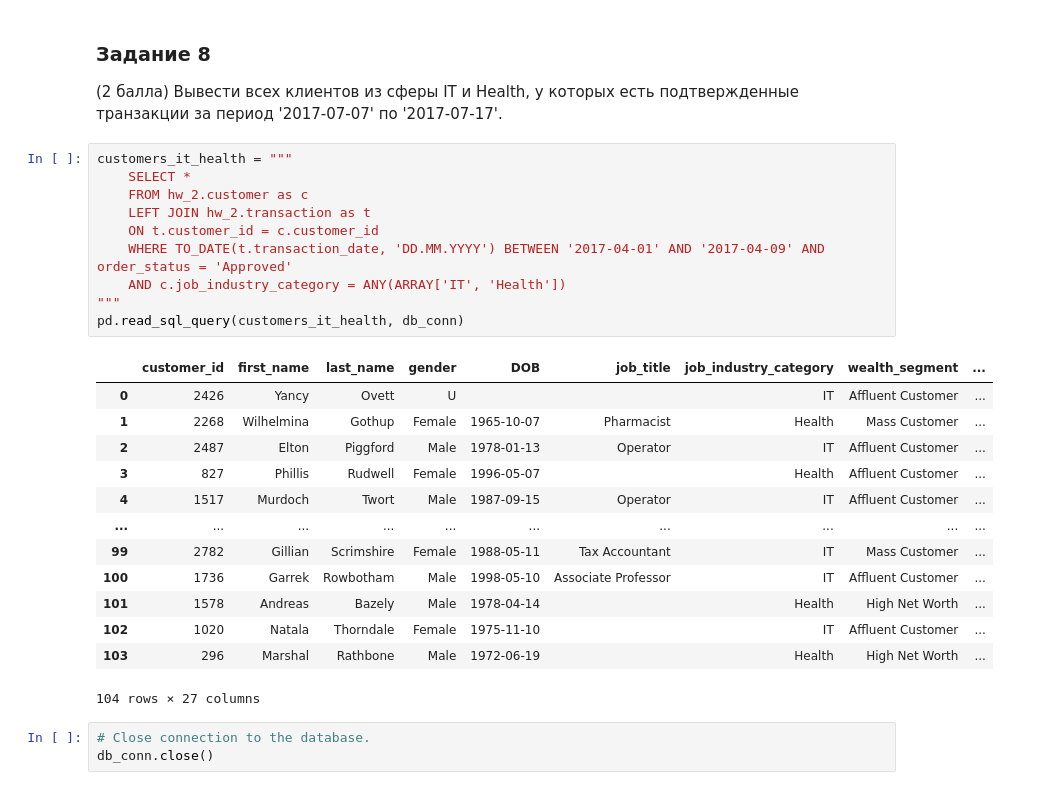
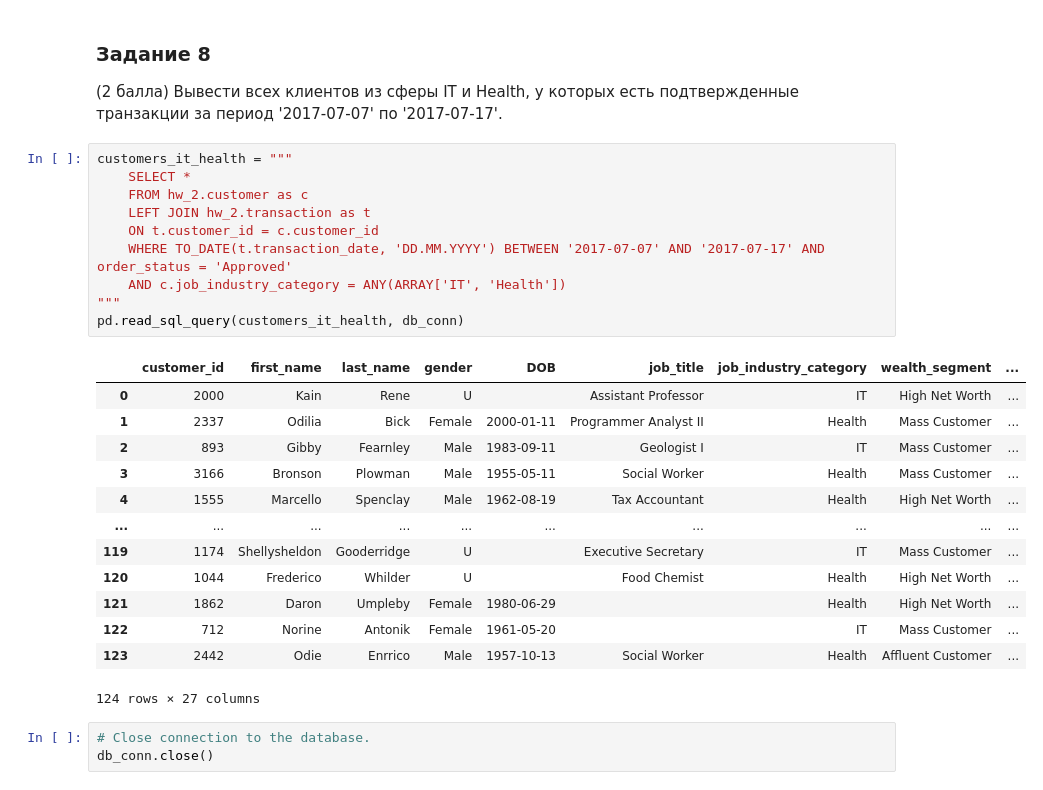
Before and after one commit to w15eacre/homework, a Jupyter notebook: database/psgrs_operators/postgres_operators.ipynb, the cells around one changed output. Saved outputs shown, nothing was run; the diff lists cells and outputs as text.

```diff
--- a/database/psgrs_operators/postgres_operators.ipynb
+++ b/database/psgrs_operators/postgres_operators.ipynb
@@ -212,27 +210,27 @@ pd.read_sql_query(customers_max_price, db_conn)
 # %%
 customers_it_health = """
     SELECT *
     FROM hw_2.customer as c
     LEFT JOIN hw_2.transaction as t
     ON t.customer_id = c.customer_id
-    WHERE TO_DATE(t.transaction_date, 'DD.MM.YYYY') BETWEEN '2017-04-01' AND '2017-04-09' AND order_status = 'Approved'
+    WHERE TO_DATE(t.transaction_date, 'DD.MM.YYYY') BETWEEN '2017-07-07' AND '2017-07-17' AND order_status = 'Approved'
     AND c.job_industry_category = ANY(ARRAY['IT', 'Health'])
 """
 pd.read_sql_query(customers_it_health, db_conn)
 # %% [output]
 |  | customer_id | first_name | last_name | gender | DOB | job_title | job_industry_category | wealth_segment | ... |
-| 0 | 2426 | Yancy | Ovett | U |  |  | IT | Affluent Customer | ... |
-| 1 | 2268 | Wilhelmina | Gothup | Female | 1965-10-07 | Pharmacist | Health | Mass Customer | ... |
-| 2 | 2487 | Elton | Piggford | Male | 1978-01-13 | Operator | IT | Affluent Customer | ... |
-| 3 | 827 | Phillis | Rudwell | Female | 1996-05-07 |  | Health | Affluent Customer | ... |
-| 4 | 1517 | Murdoch | Twort | Male | 1987-09-15 | Operator | IT | Affluent Customer | ... |
+| 0 | 2000 | Kain | Rene | U |  | Assistant Professor | IT | High Net Worth | ... |
+| 1 | 2337 | Odilia | Bick | Female | 2000-01-11 | Programmer Analyst II | Health | Mass Customer | ... |
+| 2 | 893 | Gibby | Fearnley | Male | 1983-09-11 | Geologist I | IT | Mass Customer | ... |
+| 3 | 3166 | Bronson | Plowman | Male | 1955-05-11 | Social Worker | Health | Mass Customer | ... |
+| 4 | 1555 | Marcello | Spenclay | Male | 1962-08-19 | Tax Accountant | Health | High Net Worth | ... |
 | ... | ... | ... | ... | ... | ... | ... | ... | ... | ... |
-| 99 | 2782 | Gillian | Scrimshire | Female | 1988-05-11 | Tax Accountant | IT | Mass Customer | ... |
-| 100 | 1736 | Garrek | Rowbotham | Male | 1998-05-10 | Associate Professor | IT | Affluent Customer | ... |
-| 101 | 1578 | Andreas | Bazely | Male | 1978-04-14 |  | Health | High Net Worth | ... |
-| 102 | 1020 | Natala | Thorndale | Female | 1975-11-10 |  | IT | Affluent Customer | ... |
-| 103 | 296 | Marshal | Rathbone | Male | 1972-06-19 |  | Health | High Net Worth | ... |
+| 119 | 1174 | Shellysheldon | Gooderridge | U |  | Executive Secretary | IT | Mass Customer | ... |
+| 120 | 1044 | Frederico | Whilder | U |  | Food Chemist | Health | High Net Worth | ... |
+| 121 | 1862 | Daron | Umpleby | Female | 1980-06-29 |  | Health | High Net Worth | ... |
+| 122 | 712 | Norine | Antonik | Female | 1961-05-20 |  | IT | Mass Customer | ... |
+| 123 | 2442 | Odie | Enrrico | Male | 1957-10-13 | Social Worker | Health | Affluent Customer | ... |
-104 rows × 27 columns
+124 rows × 27 columns
 # %%
 # Close connection to the database.
 db_conn.close()
```
Also changed, not shown: parts of 1 cell of this notebook, 3 other files.
